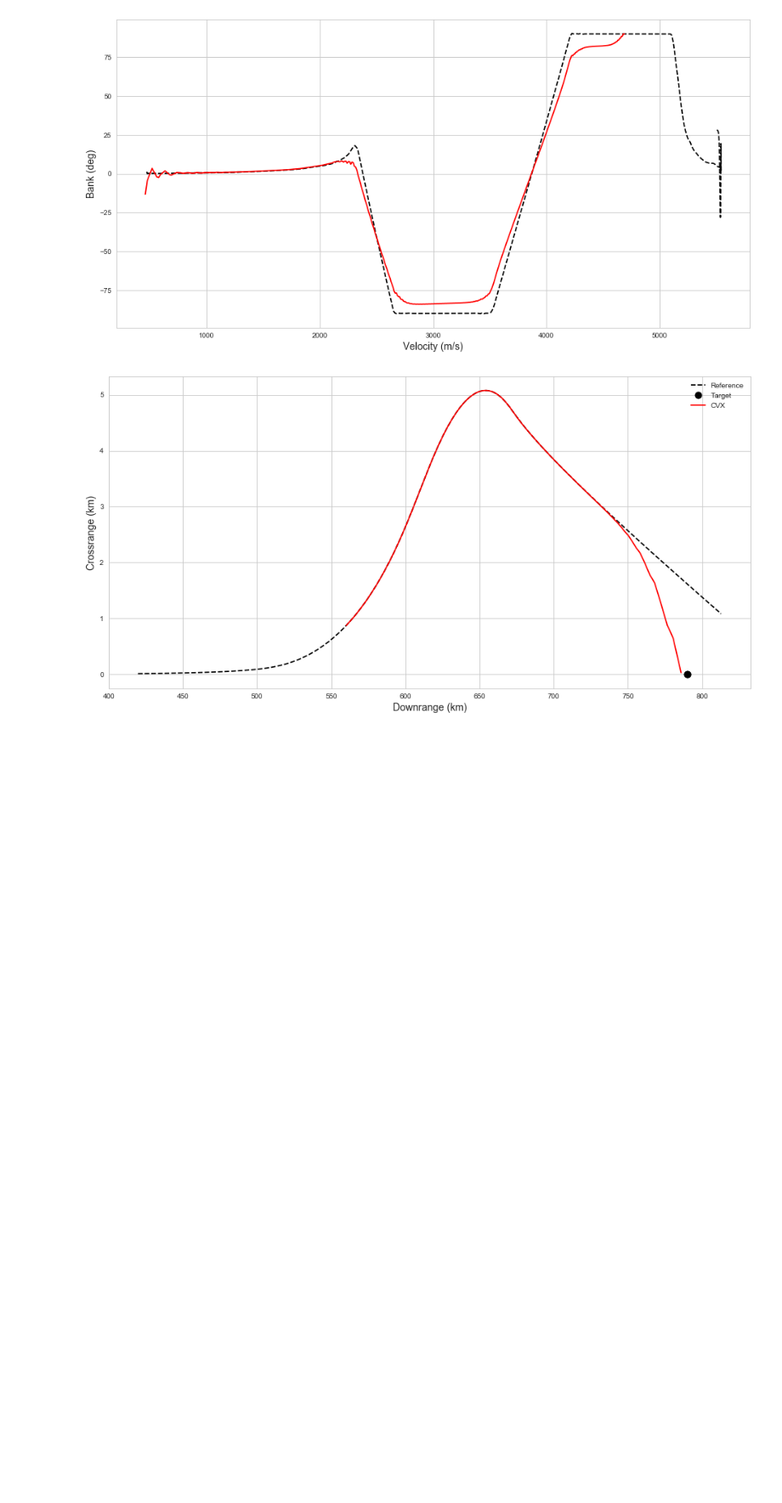
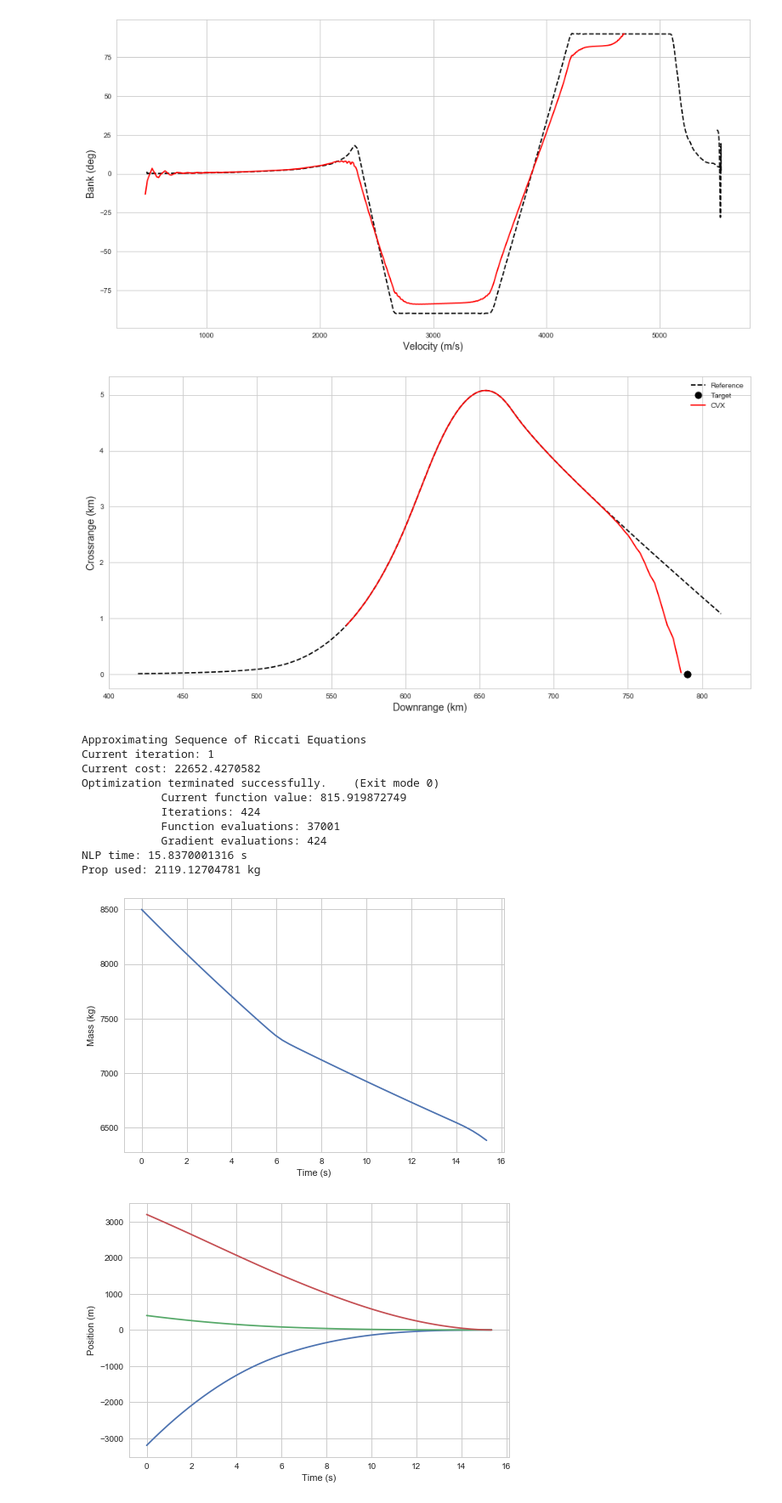
Before and after one commit to CDNoyes/EDL-Py, a Jupyter notebook: ConvexUpdate.ipynb, the cells around one changed output. Shown at 85% size. Saved outputs shown, nothing was run; the diff lists cells and outputs as text; code cells hidden in the pictures; blank space fills up the shorter version.

```diff
--- a/ConvexUpdate.ipynb
+++ b/ConvexUpdate.ipynb
@@ -198,3 +198,20 @@ plt.show()
 [figure]
 [figure]
 [figure]
+# %%
+from EntryGuidance import bsplinePDG as PDG
+reload(PDG)
+PDG.optimize()
+# %% [output]
+Approximating Sequence of Riccati Equations
+Current iteration: 1
+Current cost: 22652.4270582
+Optimization terminated successfully.    (Exit mode 0)
+            Current function value: 815.919872749
+            Iterations: 424
+            Function evaluations: 37001
+            Gradient evaluations: 424
+NLP time: 15.8370001316 s
+Prop used: 2119.12704781 kg
+[figure, added]
+[figure, added]
```
Also changed, not shown: parts of 3 cells of this notebook, 2 other files.
